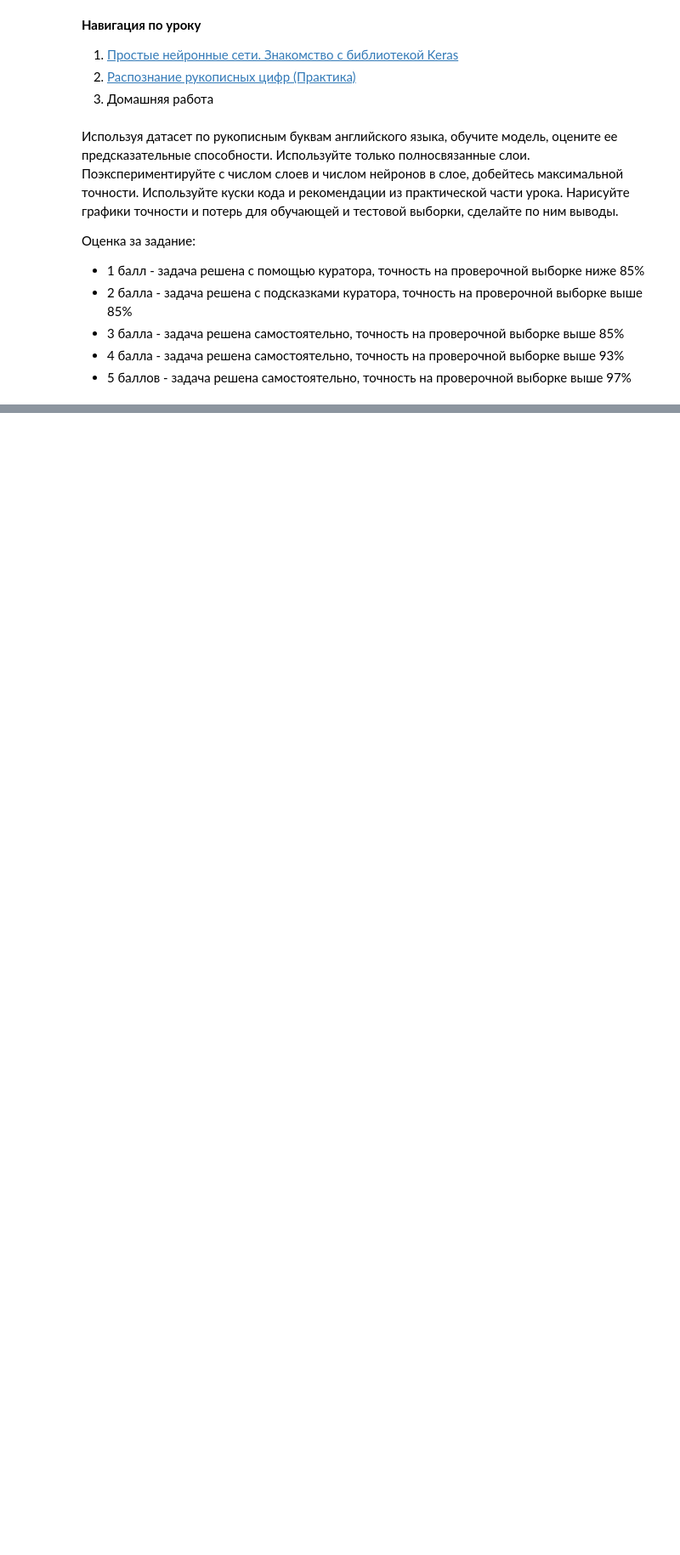
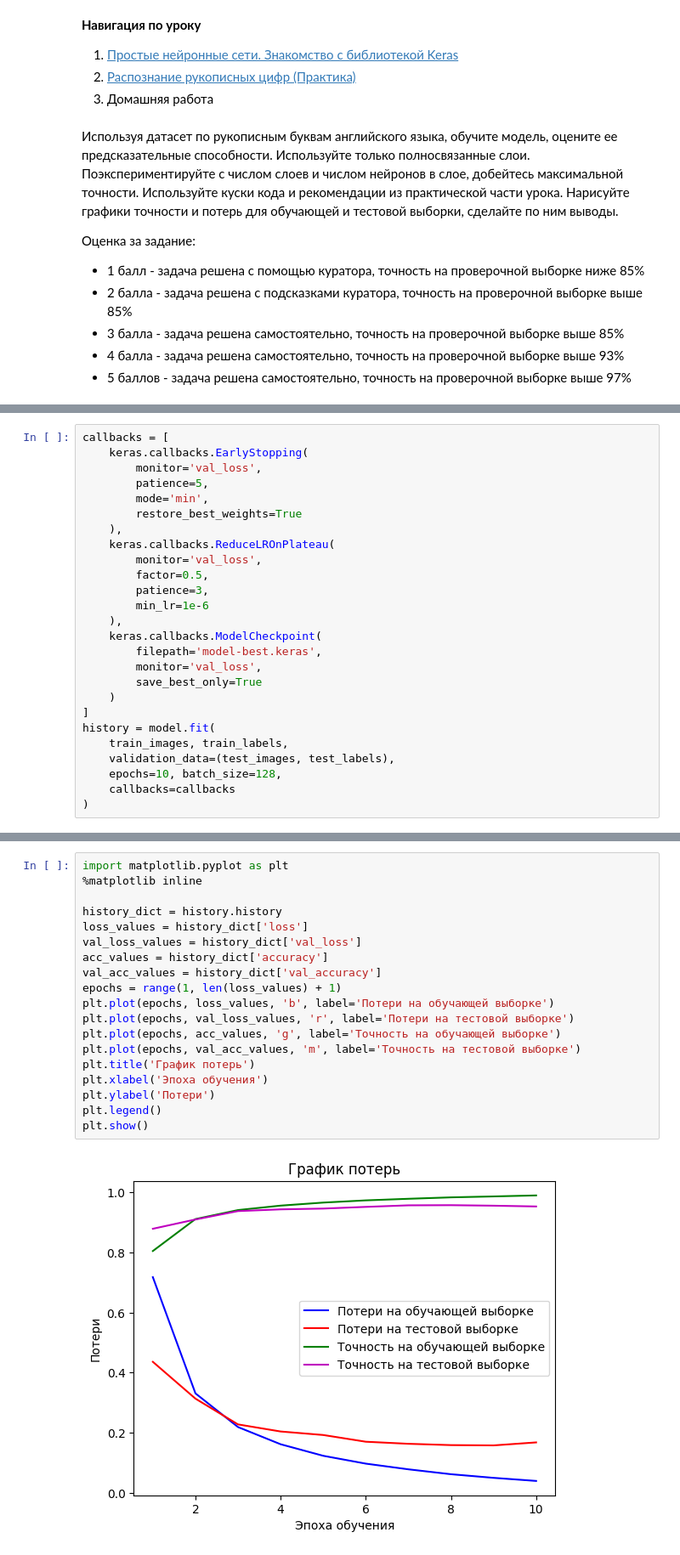
Before and after one commit to fedorkrikman/LessonsHub, a Jupyter notebook: lesson15/15_3_Домашняя_работа.ipynb, the cells around one changed output, grey strips where cells are left out. Shown at 85% size. Cells and saved outputs as stored; diff of their text form; blank space fills up the shorter version.

```diff
--- a/lesson15/15_3_Домашняя_работа.ipynb
+++ b/lesson15/15_3_Домашняя_работа.ipynb
@@ -47,0 +101,26 @@ for i in range(40):
+# %%
+callbacks = [
+    keras.callbacks.EarlyStopping(
+        monitor='val_loss',
+        patience=5,
+        mode='min',
+        restore_best_weights=True
+    ),
+    keras.callbacks.ReduceLROnPlateau(
+        monitor='val_loss',
+        factor=0.5,
+        patience=3,
+        min_lr=1e-6
+    ),
+    keras.callbacks.ModelCheckpoint(
+        filepath='model-best.keras',
+        monitor='val_loss',
+        save_best_only=True
+    )
+]
+history = model.fit(
+    train_images, train_labels,
+    validation_data=(test_images, test_labels),
+    epochs=10, batch_size=128,
+    callbacks=callbacks
+)
@@ -47,0 +175,21 @@ for i in range(40):
+# %%
+import matplotlib.pyplot as plt
+%matplotlib inline
+
+history_dict = history.history
+loss_values = history_dict['loss']
+val_loss_values = history_dict['val_loss']
+acc_values = history_dict['accuracy']
+val_acc_values = history_dict['val_accuracy']
+epochs = range(1, len(loss_values) + 1)
+plt.plot(epochs, loss_values, 'b', label='Потери на обучающей выборке')
+plt.plot(epochs, val_loss_values, 'r', label='Потери на тестовой выборке')
+plt.plot(epochs, acc_values, 'g', label='Точность на обучающей выборке')
+plt.plot(epochs, val_acc_values, 'm', label='Точность на тестовой выборке')
+plt.title('График потерь')
+plt.xlabel('Эпоха обучения')
+plt.ylabel('Потери')
+plt.legend()
+plt.show()
+# %% [output]
+[figure, added]
```
Also changed, not shown: parts of 14 cells of this notebook, 3 other files.
